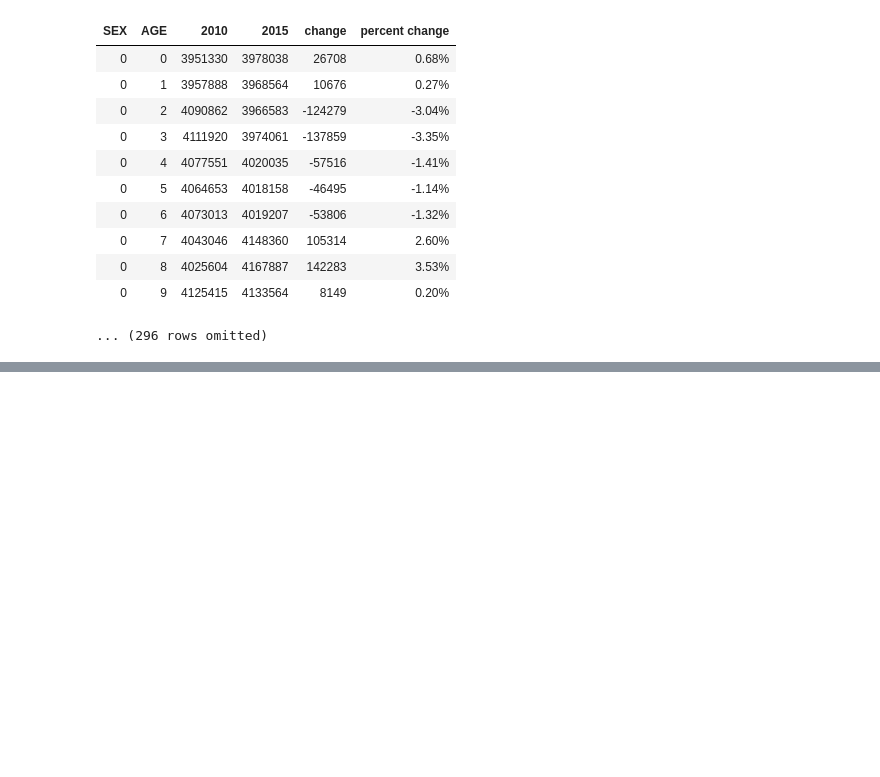
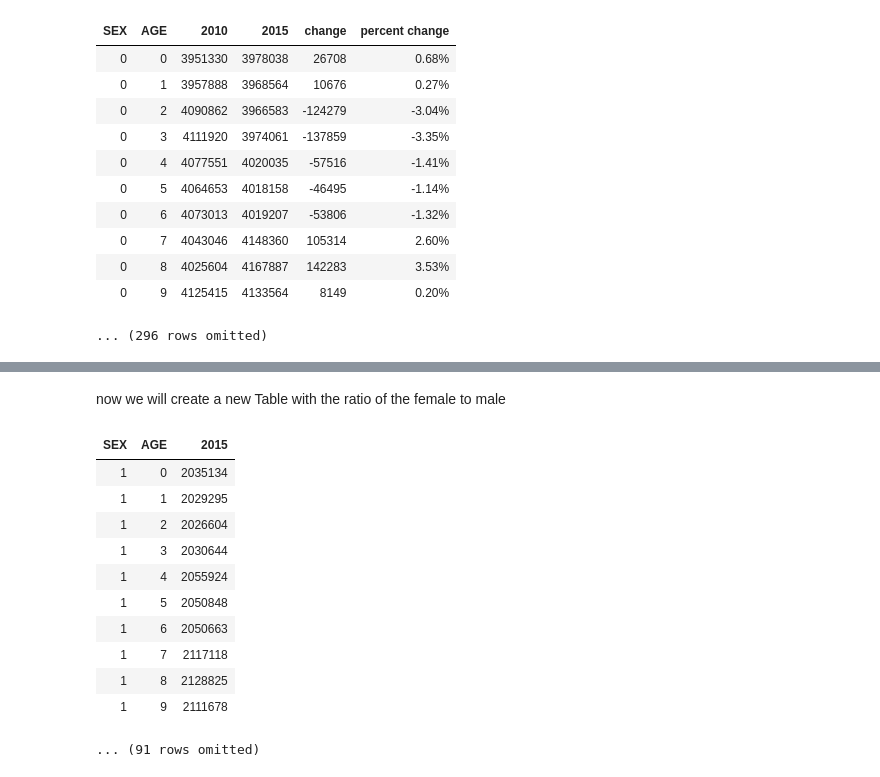
Before and after one commit to abdulbaqi/ms_python, a Jupyter notebook: datascience.ipynb, the cells around one changed output, grey strips where cells are left out. Drawn from its saved outputs; the diff is of its cells as text; code cells hidden in the pictures; blank space fills up the shorter version.

```diff
--- a/datascience.ipynb
+++ b/datascience.ipynb
@@ -614,0 +668,17 @@ us_pop
+# %% [markdown]
+now we will create a new Table with the ratio of the female to male
+# %%
+males
+# %% [output]
+| SEX | AGE | 2015 |
+| 1 | 0 | 2035134 |
+| 1 | 1 | 2029295 |
+| 1 | 2 | 2026604 |
+| 1 | 3 | 2030644 |
+| 1 | 4 | 2055924 |
+| 1 | 5 | 2050848 |
+| 1 | 6 | 2050663 |
+| 1 | 7 | 2117118 |
+| 1 | 8 | 2128825 |
+| 1 | 9 | 2111678 |
+... (91 rows omitted)
```
Also changed, not shown: parts of 11 cells of this notebook.
